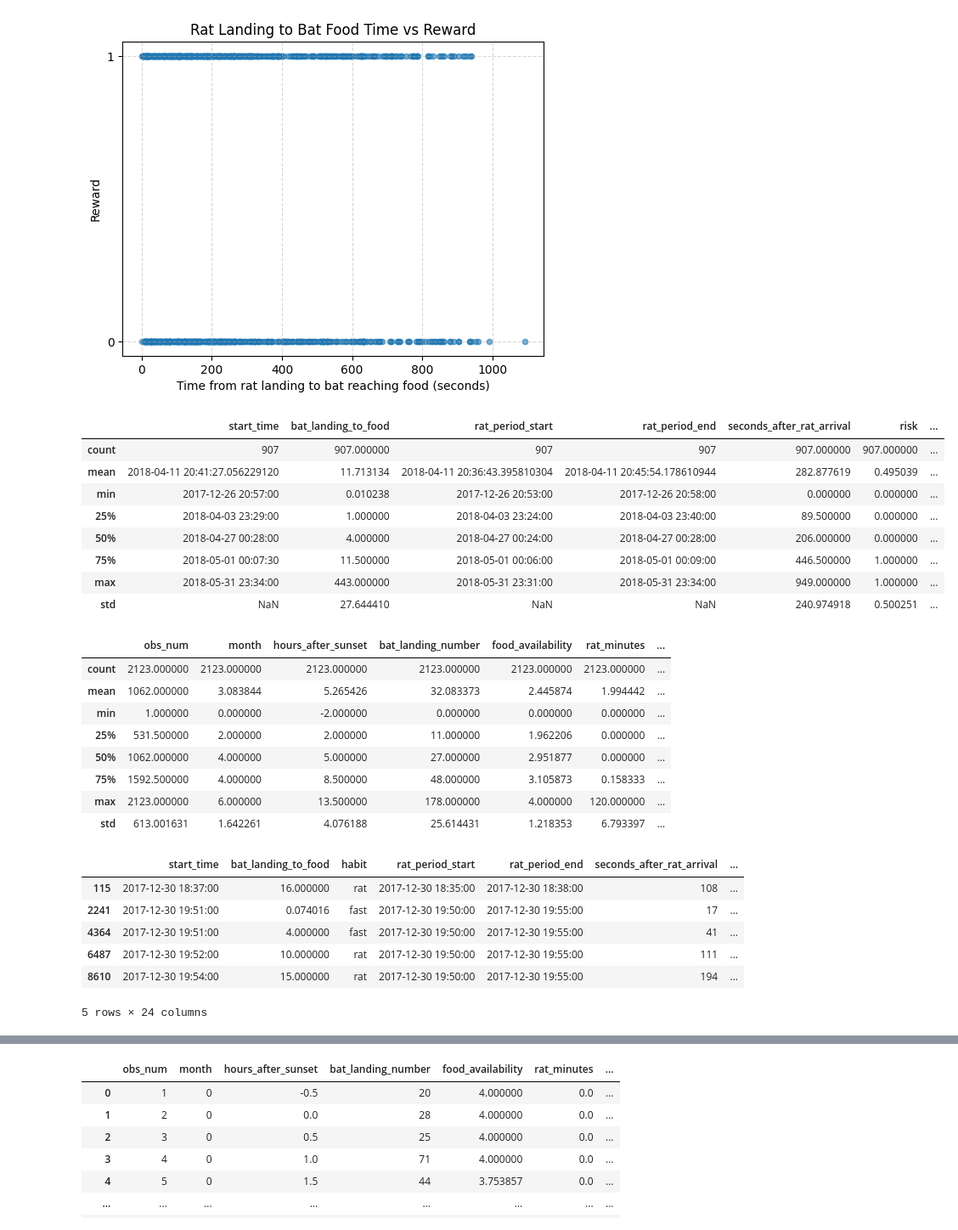
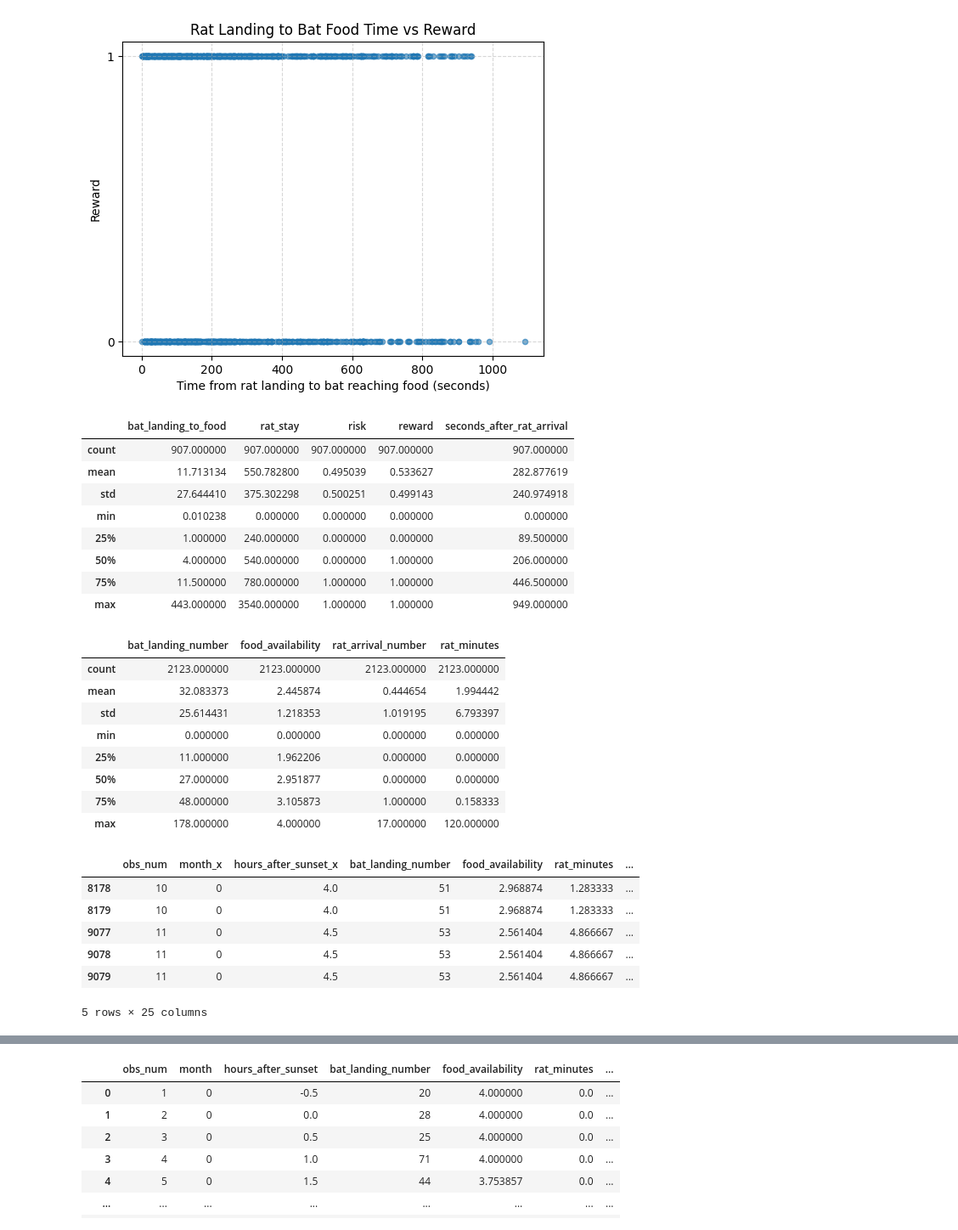
Before and after one commit to Roshan54321/Foundations_of_Data_Science_Assignment_2, a Jupyter notebook: assessment2.ipynb, the cells around one changed output, grey strips where cells are left out. Shown at 85% size. Drawn from its saved outputs; the diff is of its cells as text; code cells hidden in the pictures.

```diff
--- a/assessment2.ipynb
+++ b/assessment2.ipynb
@@ -88,51 +88,51 @@ plt.show()
 # %% [output]
 [figure]
 # %%
-refined_dataset1.describe()
+refined_dataset1[["bat_landing_to_food", "rat_stay", "risk", "reward", "seconds_after_rat_arrival"]].describe()
 # %% [output]
-|  | start_time | bat_landing_to_food | rat_period_start | rat_period_end | seconds_after_rat_arrival | risk | ... |
-| count | 907 | 907.000000 | 907 | 907 | 907.000000 | 907.000000 | ... |
-| mean | 2018-04-11 20:41:27.056229120 | 11.713134 | 2018-04-11 20:36:43.395810304 | 2018-04-11 20:45:54.178610944 | 282.877619 | 0.495039 | ... |
-| min | 2017-12-26 20:57:00 | 0.010238 | 2017-12-26 20:53:00 | 2017-12-26 20:58:00 | 0.000000 | 0.000000 | ... |
-| 25% | 2018-04-03 23:29:00 | 1.000000 | 2018-04-03 23:24:00 | 2018-04-03 23:40:00 | 89.500000 | 0.000000 | ... |
-| 50% | 2018-04-27 00:28:00 | 4.000000 | 2018-04-27 00:24:00 | 2018-04-27 00:28:00 | 206.000000 | 0.000000 | ... |
-| 75% | 2018-05-01 00:07:30 | 11.500000 | 2018-05-01 00:06:00 | 2018-05-01 00:09:00 | 446.500000 | 1.000000 | ... |
-| max | 2018-05-31 23:34:00 | 443.000000 | 2018-05-31 23:31:00 | 2018-05-31 23:34:00 | 949.000000 | 1.000000 | ... |
-| std | NaN | 27.644410 | NaN | NaN | 240.974918 | 0.500251 | ... |
+|  | bat_landing_to_food | rat_stay | risk | reward | seconds_after_rat_arrival |
+| count | 907.000000 | 907.000000 | 907.000000 | 907.000000 | 907.000000 |
+| mean | 11.713134 | 550.782800 | 0.495039 | 0.533627 | 282.877619 |
+| std | 27.644410 | 375.302298 | 0.500251 | 0.499143 | 240.974918 |
+| min | 0.010238 | 0.000000 | 0.000000 | 0.000000 | 0.000000 |
+| 25% | 1.000000 | 240.000000 | 0.000000 | 0.000000 | 89.500000 |
+| 50% | 4.000000 | 540.000000 | 0.000000 | 1.000000 | 206.000000 |
+| 75% | 11.500000 | 780.000000 | 1.000000 | 1.000000 | 446.500000 |
+| max | 443.000000 | 3540.000000 | 1.000000 | 1.000000 | 949.000000 |
 # %%
-refined_dataset2.describe()
+refined_dataset2[["bat_landing_number", "food_availability", "rat_arrival_number", "rat_minutes"]].describe()
 # %% [output]
-|  | obs_num | month | hours_after_sunset | bat_landing_number | food_availability | rat_minutes | ... |
-| count | 2123.000000 | 2123.000000 | 2123.000000 | 2123.000000 | 2123.000000 | 2123.000000 | ... |
-| mean | 1062.000000 | 3.083844 | 5.265426 | 32.083373 | 2.445874 | 1.994442 | ... |
-| min | 1.000000 | 0.000000 | -2.000000 | 0.000000 | 0.000000 | 0.000000 | ... |
-| 25% | 531.500000 | 2.000000 | 2.000000 | 11.000000 | 1.962206 | 0.000000 | ... |
-| 50% | 1062.000000 | 4.000000 | 5.000000 | 27.000000 | 2.951877 | 0.000000 | ... |
-| 75% | 1592.500000 | 4.000000 | 8.500000 | 48.000000 | 3.105873 | 0.158333 | ... |
-| max | 2123.000000 | 6.000000 | 13.500000 | 178.000000 | 4.000000 | 120.000000 | ... |
-| std | 613.001631 | 1.642261 | 4.076188 | 25.614431 | 1.218353 | 6.793397 | ... |
+|  | bat_landing_number | food_availability | rat_arrival_number | rat_minutes |
+| count | 2123.000000 | 2123.000000 | 2123.000000 | 2123.000000 |
+| mean | 32.083373 | 2.445874 | 0.444654 | 1.994442 |
+| std | 25.614431 | 1.218353 | 1.019195 | 6.793397 |
+| min | 0.000000 | 0.000000 | 0.000000 | 0.000000 |
+| 25% | 11.000000 | 1.962206 | 0.000000 | 0.000000 |
+| 50% | 27.000000 | 2.951877 | 0.000000 | 0.000000 |
+| 75% | 48.000000 | 3.105873 | 1.000000 | 0.158333 |
+| max | 178.000000 | 4.000000 | 17.000000 | 120.000000 |
 # %%
 # merge datasets
-combined_dataset = refined_dataset1.assign(key=1).merge(
-    refined_dataset2.assign(key=1), on="key", suffixes=("_event", "_obs")
+combined_dataset = refined_dataset2.assign(key=1).merge(
+    refined_dataset1.assign(key=1), on="key"
 ).drop("key", axis=1)
 
 # Keep only overlapping intervals
 combined_dataset = combined_dataset[
-    (combined_dataset["start_time"] <= combined_dataset["obs_end_time"]) &
-    (combined_dataset["start_time"] >= combined_dataset["obs_start_time"])
+    (combined_dataset["rat_period_start"] <= combined_dataset["obs_end_time"]) &
+    (combined_dataset["rat_period_end"] >= combined_dataset["obs_start_time"])
 ]
 
 combined_dataset.sort_values(by="obs_num", ascending=True)
 combined_dataset.head()
 # %% [output]
-|  | start_time | bat_landing_to_food | habit | rat_period_start | rat_period_end | seconds_after_rat_arrival | ... |
-| 115 | 2017-12-30 18:37:00 | 16.000000 | rat | 2017-12-30 18:35:00 | 2017-12-30 18:38:00 | 108 | ... |
-| 2241 | 2017-12-30 19:51:00 | 0.074016 | fast | 2017-12-30 19:50:00 | 2017-12-30 19:55:00 | 17 | ... |
-| 4364 | 2017-12-30 19:51:00 | 4.000000 | fast | 2017-12-30 19:50:00 | 2017-12-30 19:55:00 | 41 | ... |
-| 6487 | 2017-12-30 19:52:00 | 10.000000 | rat | 2017-12-30 19:50:00 | 2017-12-30 19:55:00 | 111 | ... |
-| 8610 | 2017-12-30 19:54:00 | 15.000000 | rat | 2017-12-30 19:50:00 | 2017-12-30 19:55:00 | 194 | ... |
+|  | obs_num | month_x | hours_after_sunset_x | bat_landing_number | food_availability | rat_minutes | ... |
+| 8178 | 10 | 0 | 4.0 | 51 | 2.968874 | 1.283333 | ... |
+| 8179 | 10 | 0 | 4.0 | 51 | 2.968874 | 1.283333 | ... |
+| 9077 | 11 | 0 | 4.5 | 53 | 2.561404 | 4.866667 | ... |
+| 9078 | 11 | 0 | 4.5 | 53 | 2.561404 | 4.866667 | ... |
+| 9079 | 11 | 0 | 4.5 | 53 | 2.561404 | 4.866667 | ... |
-5 rows × 24 columns
+5 rows × 25 columns
 # %%
 # Compare how the bat landing to food time with the rat stay duration
 refined_dataset1.plot.kde(
```
Also changed, not shown: parts of 8 cells of this notebook.
